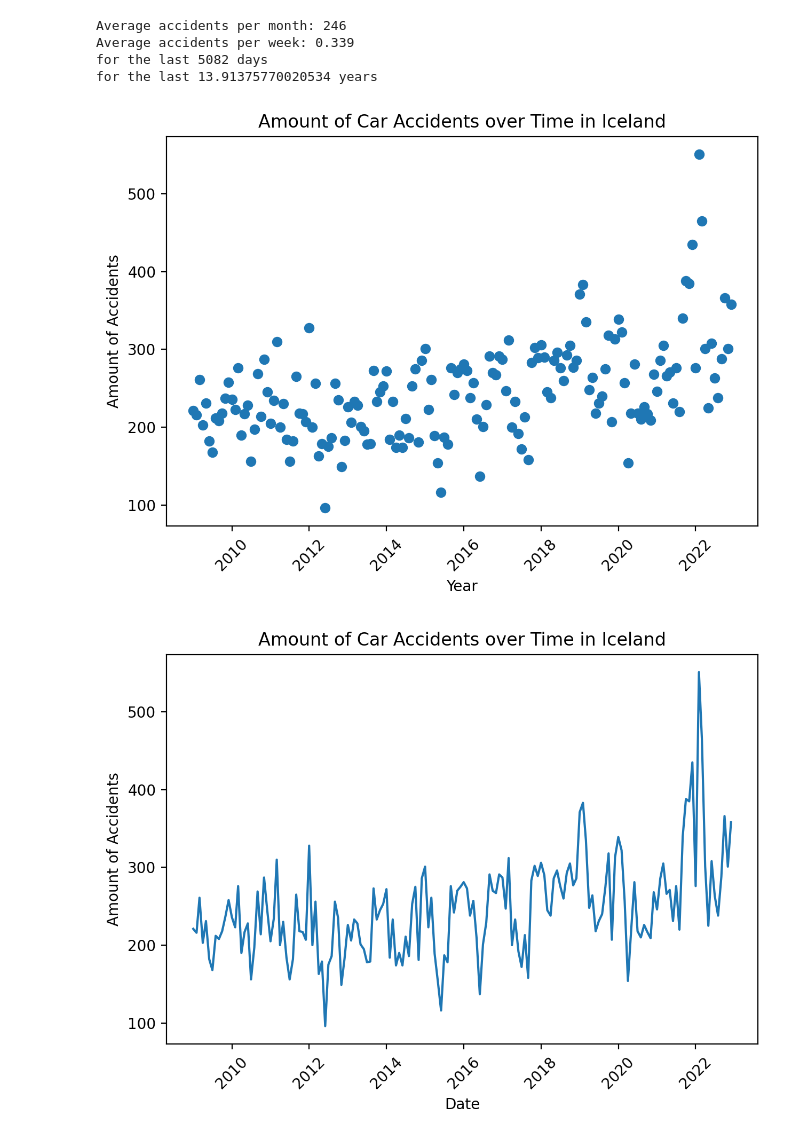
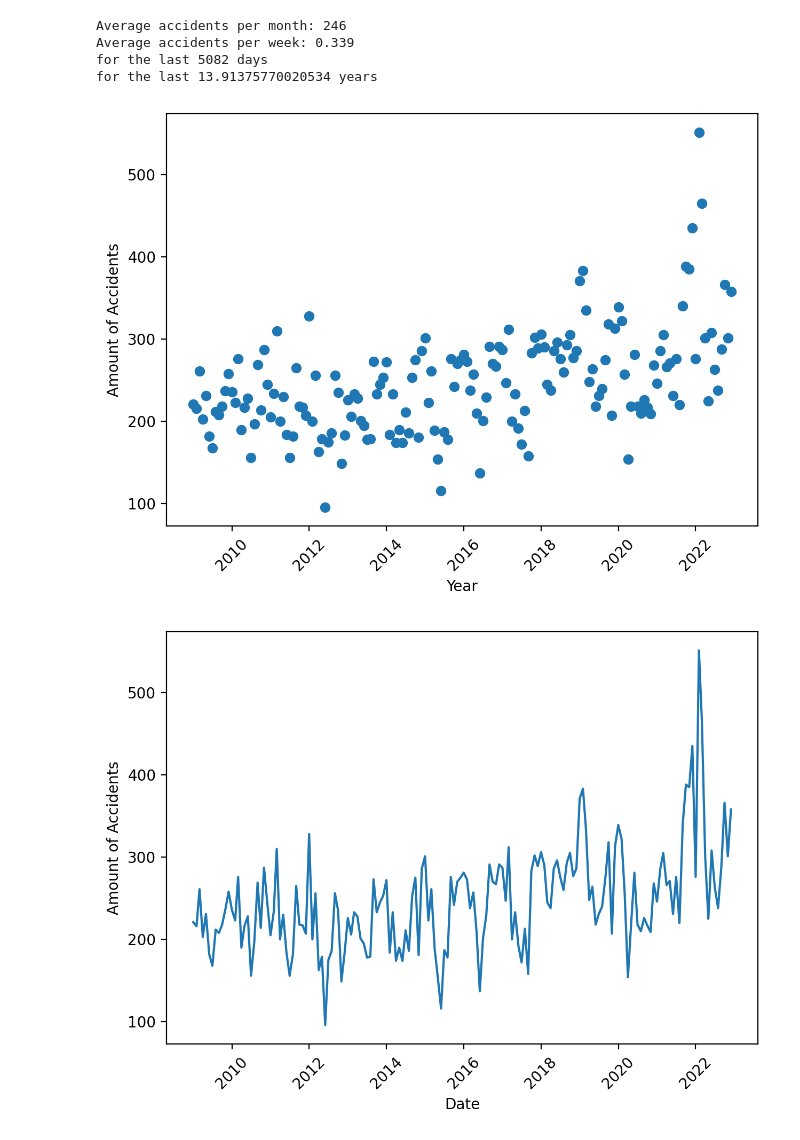
Before and after one commit to sigurdurhaukur/slysprediction, a Jupyter notebook: accidents/plot_accidents.ipynb, the cells around one changed output. Drawn from its saved outputs; the diff is of its cells as text; code cells hidden in the pictures.

```diff
--- a/accidents/plot_accidents.ipynb
+++ b/accidents/plot_accidents.ipynb
@@ -35,25 +35,24 @@ for the last 13.91375770020534 years
 # %%
 # Plot the data
 plt.figure(dpi=200)
 plt.scatter(dates, accidents)
 plt.xlabel("Year")
 plt.ylabel("Amount of Accidents")
-plt.title("Amount of Car Accidents over Time in Iceland")
+# plt.title("Amount of Car Accidents over Time in Iceland")
 plt.xticks(rotation=45)  # Rotate x-axis labels for better readability
 plt.tight_layout()  # Adjust spacing
-plt.show()
+# plt.savefig("../figures/highres/isl_accidents_over_time.png")
 # %% [output]
-[figure, old version]
+[figure, new version]
 # %%
 # Plot the data
 plt.figure(dpi=200)
 plt.plot(dates, accidents)
 plt.xlabel("Date")
 plt.ylabel("Amount of Accidents")
-plt.title("Amount of Car Accidents over Time in Iceland")
+# plt.title("Amount of Car Accidents over Time in Iceland")
 plt.xticks(rotation=45)  # Rotate x-axis labels for better readability
 plt.tight_layout()  # Adjust spacing
-# plt.show()
-plt.savefig('accidents-over-time.png')
+plt.savefig("../figures/highres/isl_accidents_over_time.png")
 # %% [output]
-[figure, old version]
+[figure, new version]
```
Also changed, not shown: 23 other files.
